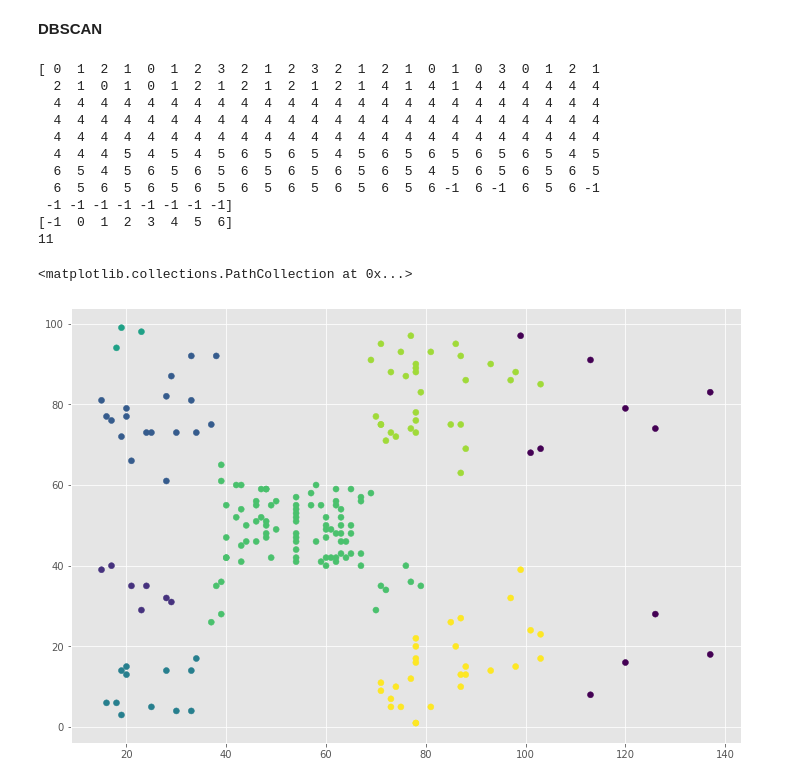
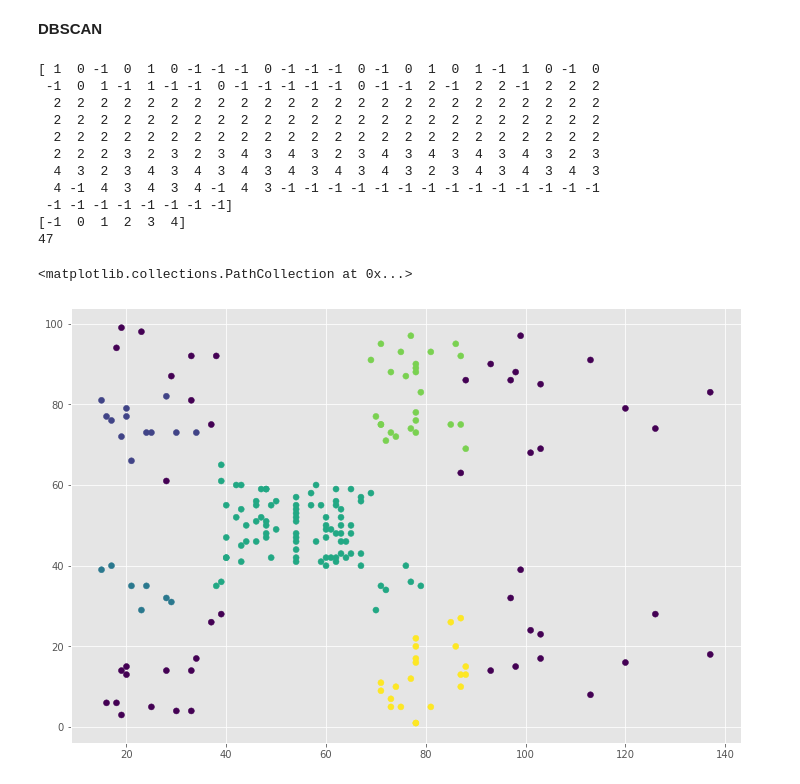
Before and after one commit to avetodef/modern-data-analysis-tools-itmo, a Jupyter notebook: lab1_siad.ipynb, the cells around one changed output. Drawn from its saved outputs; the diff is of its cells as text; code cells hidden in the pictures.

```diff
--- a/lab1_siad.ipynb
+++ b/lab1_siad.ipynb
@@ -117,24 +117,24 @@ plt.scatter(data[:,0], data[:,1], c = kmeansModel.labels_)
 # %% [markdown]
 **DBSCAN**
 # %%
-clustering = DBSCAN(eps = 9, min_samples = 3).fit_predict(data)
+clustering = DBSCAN(eps = 9, min_samples = 7).fit_predict(data)
 
 print(clustering)
 print(np.unique(clustering))
 print( (clustering == -1).sum())
 
 plt.scatter(data[:,0], data[:,1], c = clustering)
 # %% [output]
-[ 0  1  2  1  0  1  2  3  2  1  2  3  2  1  2  1  0  1  0  3  0  1  2  1
-  2  1  0  1  0  1  2  1  2  1  2  1  2  1  4  1  4  1  4  4  4  4  4  4
-  4  4  4  4  4  4  4  4  4  4  4  4  4  4  4  4  4  4  4  4  4  4  4  4
-  4  4  4  4  4  4  4  4  4  4  4  4  4  4  4  4  4  4  4  4  4  4  4  4
-  4  4  4  4  4  4  4  4  4  4  4  4  4  4  4  4  4  4  4  4  4  4  4  4
-  4  4  4  5  4  5  4  5  6  5  6  5  4  5  6  5  6  5  6  5  6  5  4  5
-  6  5  4  5  6  5  6  5  6  5  6  5  6  5  6  5  4  5  6  5  6  5  6  5
-  6  5  6  5  6  5  6  5  6  5  6  5  6  5  6  5  6 -1  6 -1  6  5  6 -1
+[ 1  0 -1  0  1  0 -1 -1 -1  0 -1 -1 -1  0 -1  0  1  0  1 -1  1  0 -1  0
+ -1  0  1 -1  1 -1 -1  0 -1 -1 -1 -1 -1  0 -1 -1  2 -1  2  2 -1  2  2  2
+  2  2  2  2  2  2  2  2  2  2  2  2  2  2  2  2  2  2  2  2  2  2  2  2
+  2  2  2  2  2  2  2  2  2  2  2  2  2  2  2  2  2  2  2  2  2  2  2  2
+  2  2  2  2  2  2  2  2  2  2  2  2  2  2  2  2  2  2  2  2  2  2  2  2
+  2  2  2  3  2  3  2  3  4  3  4  3  2  3  4  3  4  3  4  3  4  3  2  3
+  4  3  2  3  4  3  4  3  4  3  4  3  4  3  4  3  2  3  4  3  4  3  4  3
+  4 -1  4  3  4  3  4 -1  4  3 -1 -1 -1 -1 -1 -1 -1 -1 -1 -1 -1 -1 -1 -1
  -1 -1 -1 -1 -1 -1 -1 -1]
-[-1  0  1  2  3  4  5  6]
-11
+[-1  0  1  2  3  4]
+47
 <matplotlib.collections.PathCollection at 0x...>
-[figure, old version]
+[figure, new version]
```
